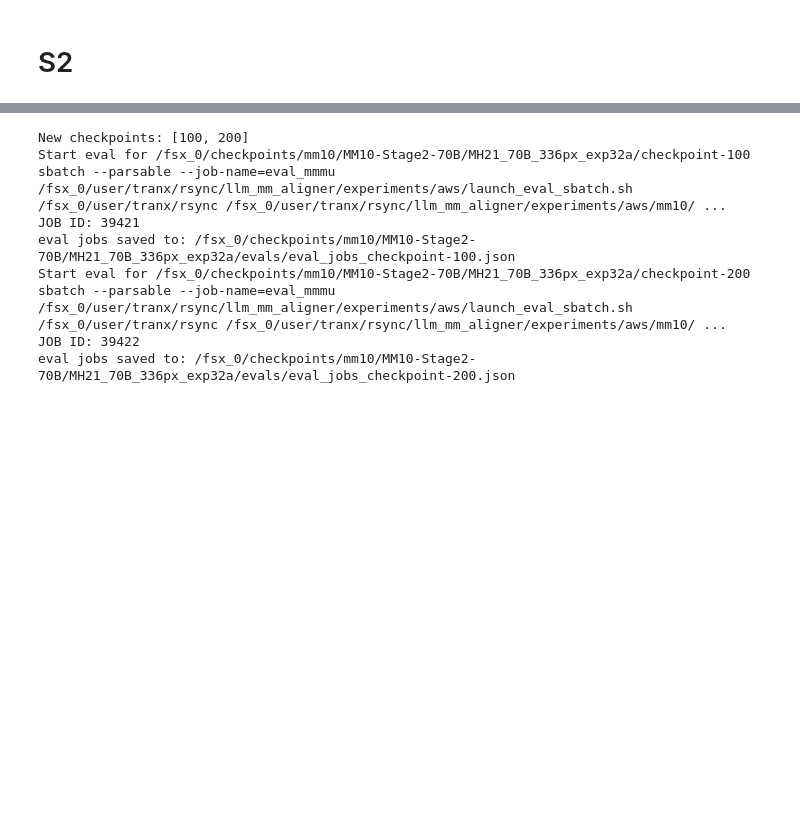
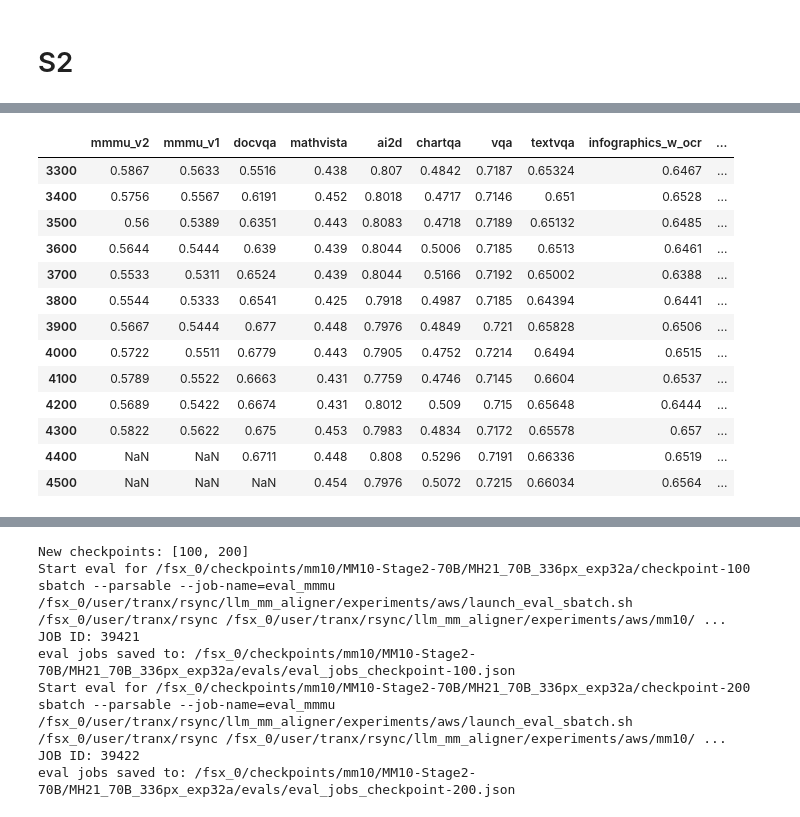
Before and after one commit to harrytranx/experiments, a Jupyter notebook: eval_mm10.ipynb, the cells around one changed output, grey strips where cells are left out. Drawn from its saved outputs; the diff is of its cells as text; code cells hidden in the pictures; blank space fills up the shorter version.

```diff
--- a/eval_mm10.ipynb
+++ b/eval_mm10.ipynb
@@ -63,0 +100,17 @@ ev_s2 = eval_helper.EvalHelper(
+# %%
+ev_s2_unfreeze.get_scores(OUTPUT_S2_30d)
+# %% [output]
+|  | mmmu_v2 | mmmu_v1 | docvqa | mathvista | ai2d | chartqa | vqa | textvqa | infographics_w_ocr | ... |
+| 3300 | 0.5867 | 0.5633 | 0.5516 | 0.438 | 0.807 | 0.4842 | 0.7187 | 0.65324 | 0.6467 | ... |
+| 3400 | 0.5756 | 0.5567 | 0.6191 | 0.452 | 0.8018 | 0.4717 | 0.7146 | 0.651 | 0.6528 | ... |
+| 3500 | 0.56 | 0.5389 | 0.6351 | 0.443 | 0.8083 | 0.4718 | 0.7189 | 0.65132 | 0.6485 | ... |
+| 3600 | 0.5644 | 0.5444 | 0.639 | 0.439 | 0.8044 | 0.5006 | 0.7185 | 0.6513 | 0.6461 | ... |
+| 3700 | 0.5533 | 0.5311 | 0.6524 | 0.439 | 0.8044 | 0.5166 | 0.7192 | 0.65002 | 0.6388 | ... |
+| 3800 | 0.5544 | 0.5333 | 0.6541 | 0.425 | 0.7918 | 0.4987 | 0.7185 | 0.64394 | 0.6441 | ... |
+| 3900 | 0.5667 | 0.5444 | 0.677 | 0.448 | 0.7976 | 0.4849 | 0.721 | 0.65828 | 0.6506 | ... |
+| 4000 | 0.5722 | 0.5511 | 0.6779 | 0.443 | 0.7905 | 0.4752 | 0.7214 | 0.6494 | 0.6515 | ... |
+| 4100 | 0.5789 | 0.5522 | 0.6663 | 0.431 | 0.7759 | 0.4746 | 0.7145 | 0.6604 | 0.6537 | ... |
+| 4200 | 0.5689 | 0.5422 | 0.6674 | 0.431 | 0.8012 | 0.509 | 0.715 | 0.65648 | 0.6444 | ... |
+| 4300 | 0.5822 | 0.5622 | 0.675 | 0.453 | 0.7983 | 0.4834 | 0.7172 | 0.65578 | 0.657 | ... |
+| 4400 | NaN | NaN | 0.6711 | 0.448 | 0.808 | 0.5296 | 0.7191 | 0.66336 | 0.6519 | ... |
+| 4500 | NaN | NaN | NaN | 0.454 | 0.7976 | 0.5072 | 0.7215 | 0.66034 | 0.6564 | ... |
```
Also changed, not shown: parts of 5 cells of this notebook, 4 other files.
